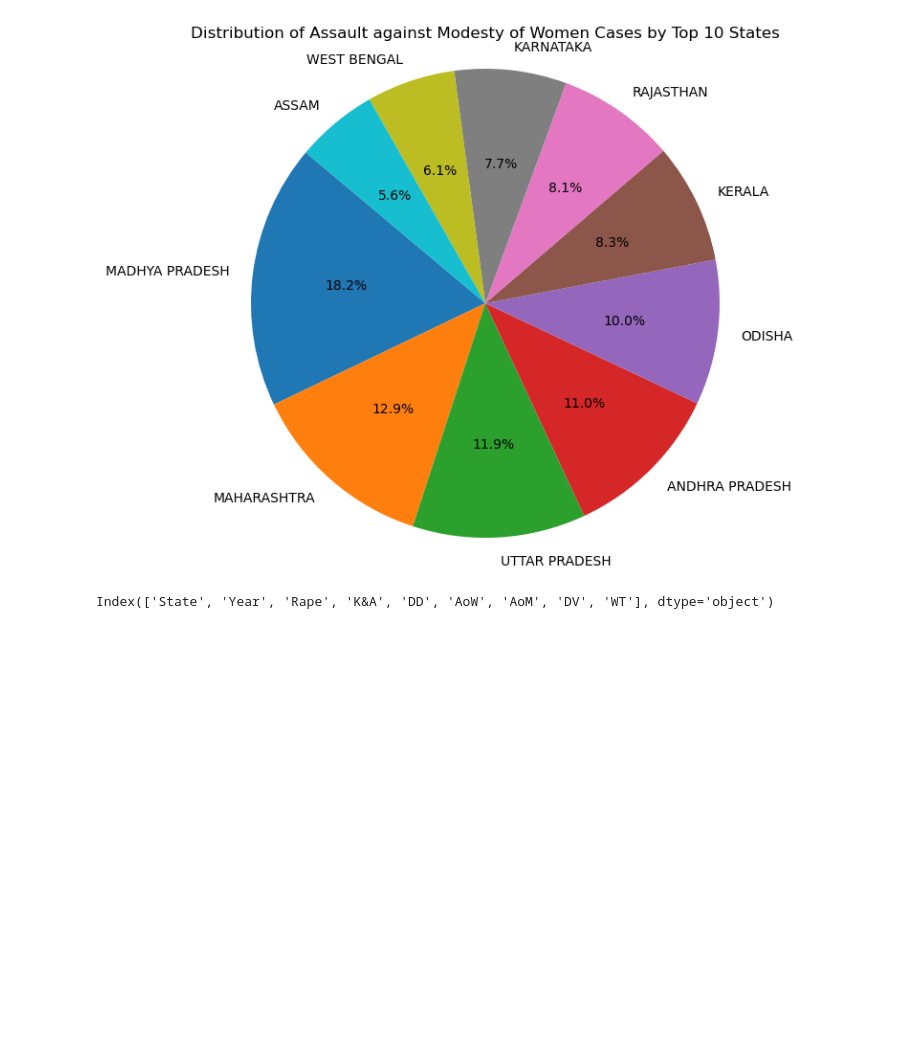
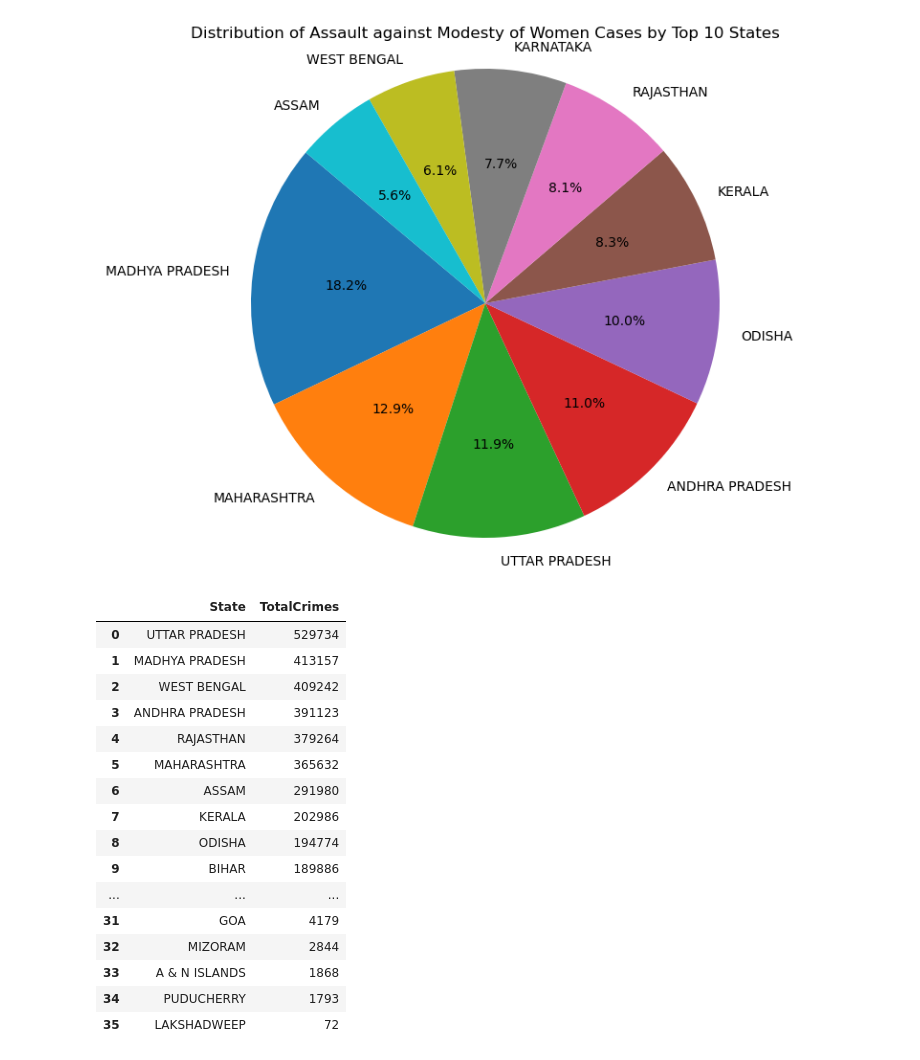
Before and after one commit to sandeepgalipelli/CrimeAgainstWomen, a Jupyter notebook: CrimeAgainstWoman.ipynb, the cells around one changed output. Saved outputs shown, nothing was run; the diff lists cells and outputs as text; code cells hidden in the pictures; blank space fills up the shorter version.

```diff
--- a/CrimeAgainstWoman.ipynb
+++ b/CrimeAgainstWoman.ipynb
@@ -250,6 +263,24 @@ plt.show()
 # %% [output]
 [figure]
 # %%
-crimeAw.columns
+crimeAw['TotalCrimes'] = crimeAw[['Rape', 'K&A', 'DD', 'AoW', 'AoM', 'DV', 'WT']].sum(axis=1)
+state_crime_totals = crimeAw.groupby('State')['TotalCrimes'].sum().sort_values(ascending=False)
+state_crime_totals.reset_index()
 # %% [output]
-Index(['State', 'Year', 'Rape', 'K&A', 'DD', 'AoW', 'AoM', 'DV', 'WT'], dtype='object')
+|  | State | TotalCrimes |
+| 0 | UTTAR PRADESH | 529734 |
+| 1 | MADHYA PRADESH | 413157 |
+| 2 | WEST BENGAL | 409242 |
+| 3 | ANDHRA PRADESH | 391123 |
+| 4 | RAJASTHAN | 379264 |
+| 5 | MAHARASHTRA | 365632 |
+| 6 | ASSAM | 291980 |
+| 7 | KERALA | 202986 |
+| 8 | ODISHA | 194774 |
+| 9 | BIHAR | 189886 |
+| ... | ... | ... |
+| 31 | GOA | 4179 |
+| 32 | MIZORAM | 2844 |
+| 33 | A & N ISLANDS | 1868 |
+| 34 | PUDUCHERRY | 1793 |
+| 35 | LAKSHADWEEP | 72 |
```
Also changed, not shown: parts of 7 cells of this notebook.
